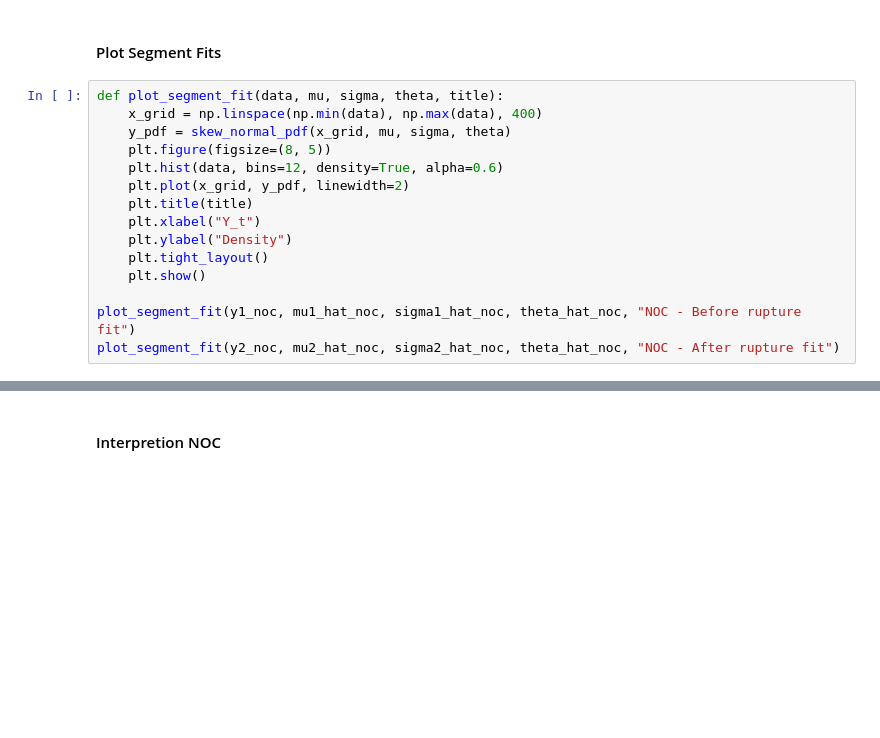
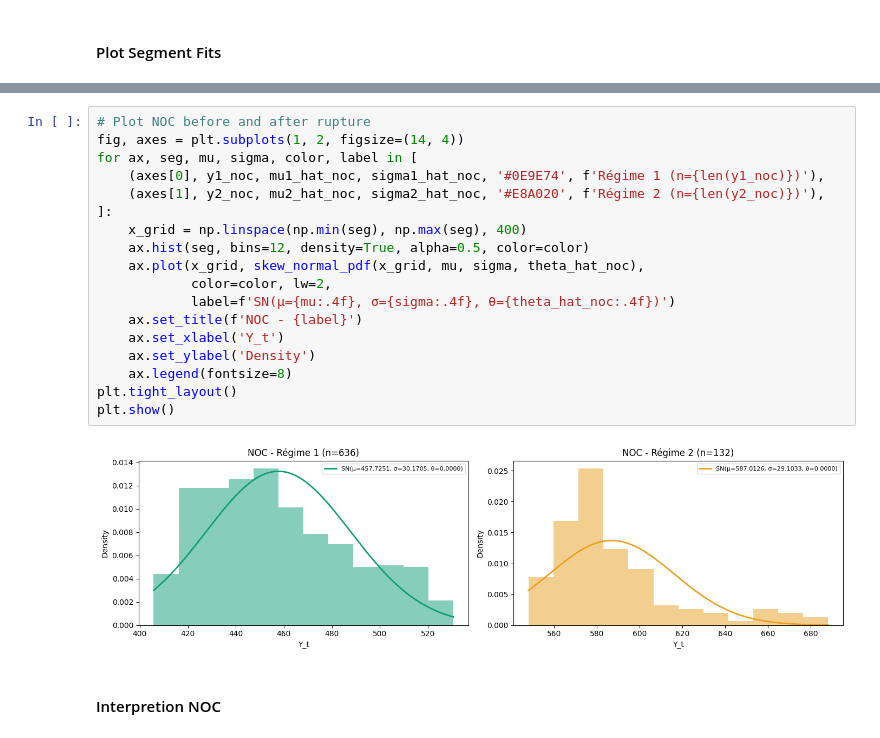
Before and after one commit to SokhengDin/Projet-Series-Temporelle-S4, a Jupyter notebook: results/notebook/veasna_notebook.ipynb, the cells around one changed output, grey strips where cells are left out. Drawn from its saved outputs; the diff is of its cells as text; blank space fills up the shorter version.

```diff
--- a/results/notebook/veasna_notebook.ipynb
+++ b/results/notebook/veasna_notebook.ipynb
@@ -288,18 +308,3 @@ print("\nVerdict (NOC):", verdict_noc)
 Verdict (NOC): Reject H0
 # %% [markdown]
 #### Plot Segment Fits
-# %%
-def plot_segment_fit(data, mu, sigma, theta, title):
-    x_grid = np.linspace(np.min(data), np.max(data), 400)
-    y_pdf = skew_normal_pdf(x_grid, mu, sigma, theta)
-    plt.figure(figsize=(8, 5))
-    plt.hist(data, bins=12, density=True, alpha=0.6)
-    plt.plot(x_grid, y_pdf, linewidth=2)
-    plt.title(title)
-    plt.xlabel("Y_t")
-    plt.ylabel("Density")
-    plt.tight_layout()
-    plt.show()
-
-plot_segment_fit(y1_noc, mu1_hat_noc, sigma1_hat_noc, theta_hat_noc, "NOC - Before rupture fit")
-plot_segment_fit(y2_noc, mu2_hat_noc, sigma2_hat_noc, theta_hat_noc, "NOC - After rupture fit")
@@ -309,3 +311,23 @@ plot_segment_fit(y2_noc, mu2_hat_noc, sigma2_hat_noc, theta_hat_noc, "NOC - Afte
+# %%
+# Plot NOC before and after rupture
+fig, axes = plt.subplots(1, 2, figsize=(14, 4))
+for ax, seg, mu, sigma, color, label in [
+    (axes[0], y1_noc, mu1_hat_noc, sigma1_hat_noc, '#0E9E74', f'Régime 1 (n={len(y1_noc)})'),
+    (axes[1], y2_noc, mu2_hat_noc, sigma2_hat_noc, '#E8A020', f'Régime 2 (n={len(y2_noc)})'),
+]:
+    x_grid = np.linspace(np.min(seg), np.max(seg), 400)
+    ax.hist(seg, bins=12, density=True, alpha=0.5, color=color)
+    ax.plot(x_grid, skew_normal_pdf(x_grid, mu, sigma, theta_hat_noc),
+            color=color, lw=2,
+            label=f'SN(μ={mu:.4f}, σ={sigma:.4f}, θ={theta_hat_noc:.4f})')
+    ax.set_title(f'NOC - {label}')
+    ax.set_xlabel('Y_t')
+    ax.set_ylabel('Density')
+    ax.legend(fontsize=8)
+plt.tight_layout()
+plt.show()
+# %% [output]
+[figure, added]
 # %% [markdown]
 #### Interpretion NOC
 # %%
```
Also changed, not shown: parts of 8 cells of this notebook, 5 other files.
